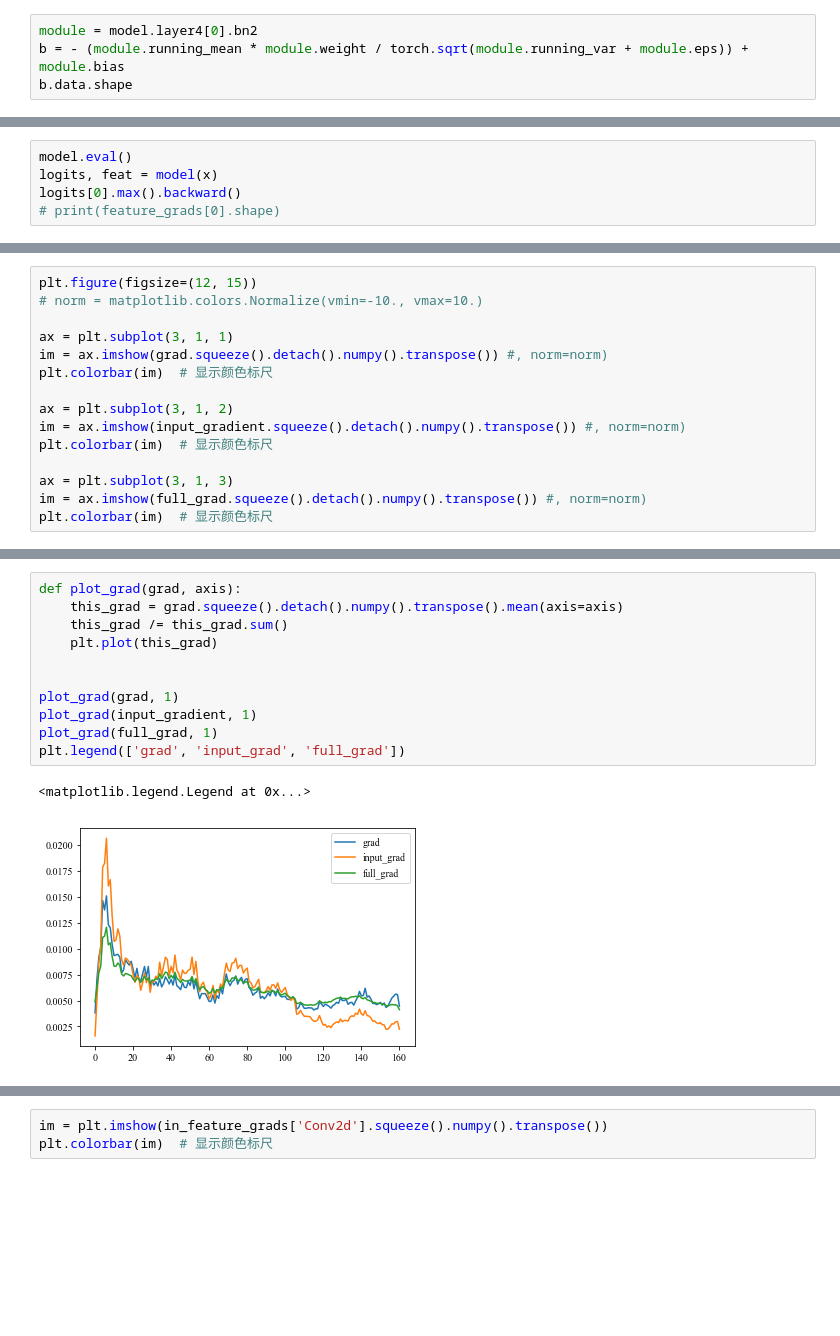
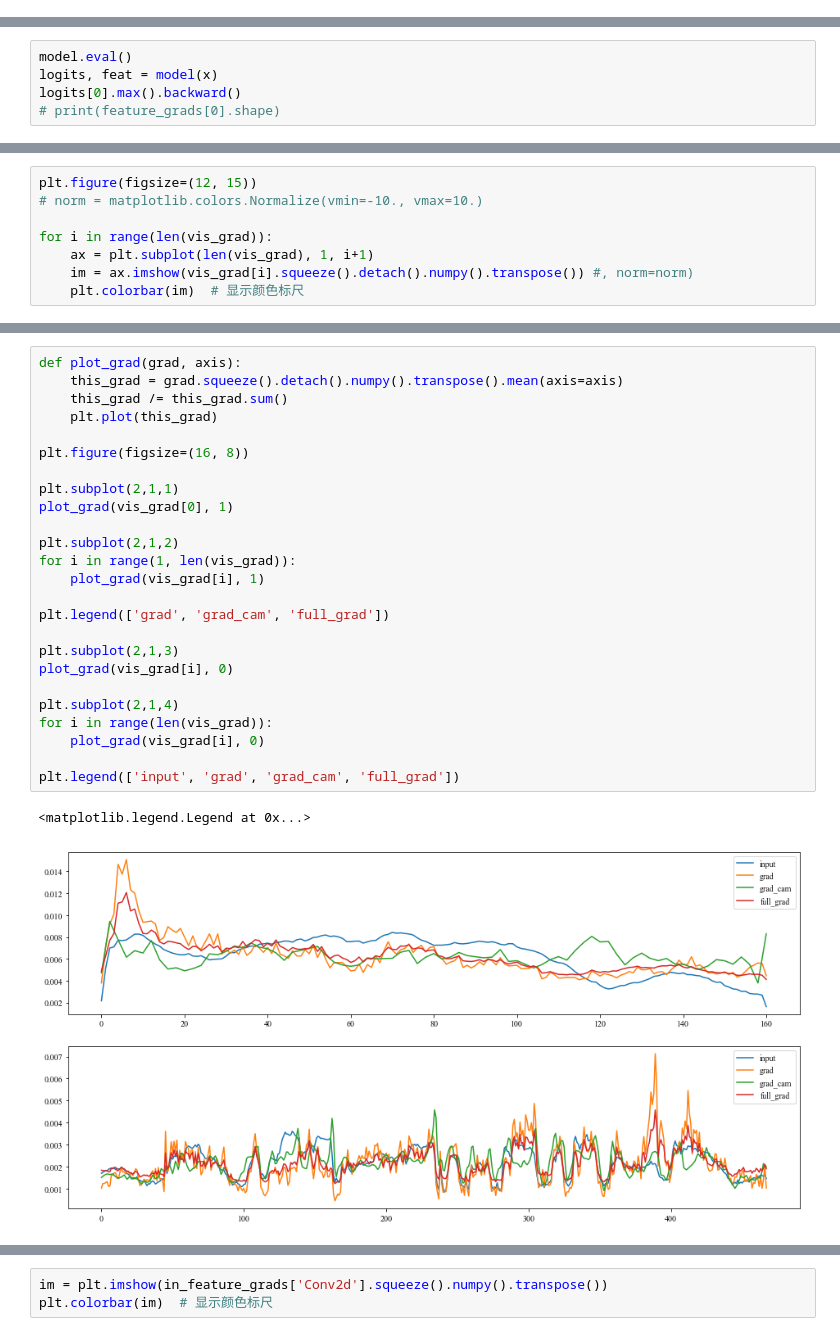
Before and after one commit to Wenhao-Yang/SpeakerVerifiaction-pytorch, a Jupyter notebook: Misc/hook_conv.ipynb, the cells around one changed output, grey strips where cells are left out. Drawn from its saved outputs; the diff is of its cells as text; blank space fills up the shorter version.

Commit message:
grad_cam

```diff
--- a/Misc/hook_conv.ipynb
+++ b/Misc/hook_conv.ipynb
@@ -43,4 +31,0 @@ classifier
-# %%
-module = model.layer4[0].bn2
-b = - (module.running_mean * module.weight / torch.sqrt(module.running_var + module.eps)) + module.bias
-b.data.shape
@@ -196,15 +193,8 @@ plt.yticks([])
 plt.figure(figsize=(12, 15))
 # norm = matplotlib.colors.Normalize(vmin=-10., vmax=10.)
 
-ax = plt.subplot(3, 1, 1)
-im = ax.imshow(grad.squeeze().detach().numpy().transpose()) #, norm=norm)
-plt.colorbar(im)  # 显示颜色标尺
-
-ax = plt.subplot(3, 1, 2)
-im = ax.imshow(input_gradient.squeeze().detach().numpy().transpose()) #, norm=norm)
-plt.colorbar(im)  # 显示颜色标尺
-
-ax = plt.subplot(3, 1, 3)
-im = ax.imshow(full_grad.squeeze().detach().numpy().transpose()) #, norm=norm)
-plt.colorbar(im)  # 显示颜色标尺
+for i in range(len(vis_grad)):
+    ax = plt.subplot(len(vis_grad), 1, i+1)
+    im = ax.imshow(vis_grad[i].squeeze().detach().numpy().transpose()) #, norm=norm)
+    plt.colorbar(im)  # 显示颜色标尺
 # %% [output]
@@ -212,14 +202,28 @@ plt.colorbar(im)  # 显示颜色标尺
 # %%
 def plot_grad(grad, axis):
     this_grad = grad.squeeze().detach().numpy().transpose().mean(axis=axis)
     this_grad /= this_grad.sum()
     plt.plot(this_grad)
 
+plt.figure(figsize=(16, 8))
 
-plot_grad(grad, 1)
-plot_grad(input_gradient, 1)
-plot_grad(full_grad, 1)
-plt.legend(['grad', 'input_grad', 'full_grad'])
+plt.subplot(2,1,1)
+plot_grad(vis_grad[0], 1)
+
+plt.subplot(2,1,2)
+for i in range(1, len(vis_grad)):
+    plot_grad(vis_grad[i], 1)
+
+plt.legend(['grad', 'grad_cam', 'full_grad'])
+
+plt.subplot(2,1,3)
+plot_grad(vis_grad[i], 0)
+
+plt.subplot(2,1,4)
+for i in range(len(vis_grad)):
+    plot_grad(vis_grad[i], 0)
+
+plt.legend(['input', 'grad', 'grad_cam', 'full_grad'])
 # %% [output]
 <matplotlib.legend.Legend at 0x...>
-[figure, old version]
+[figure, new version]
```
Also changed, not shown: parts of 11 cells of this notebook.
